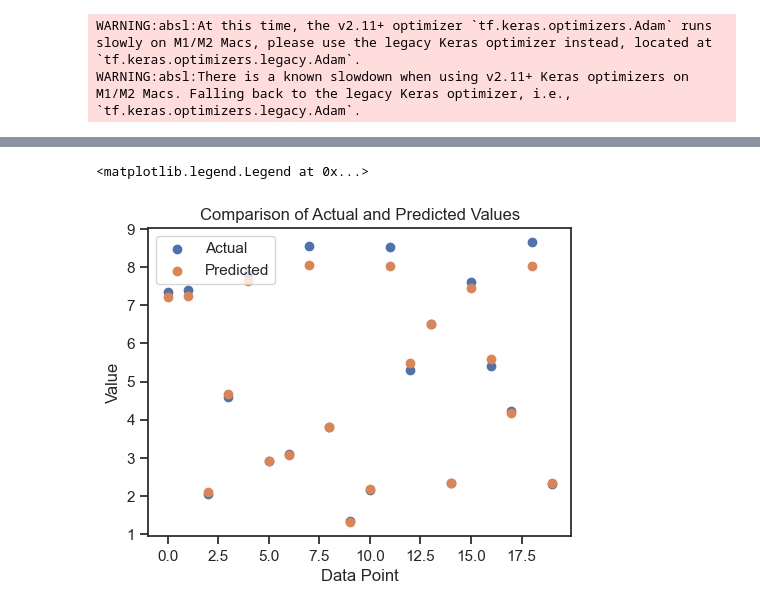
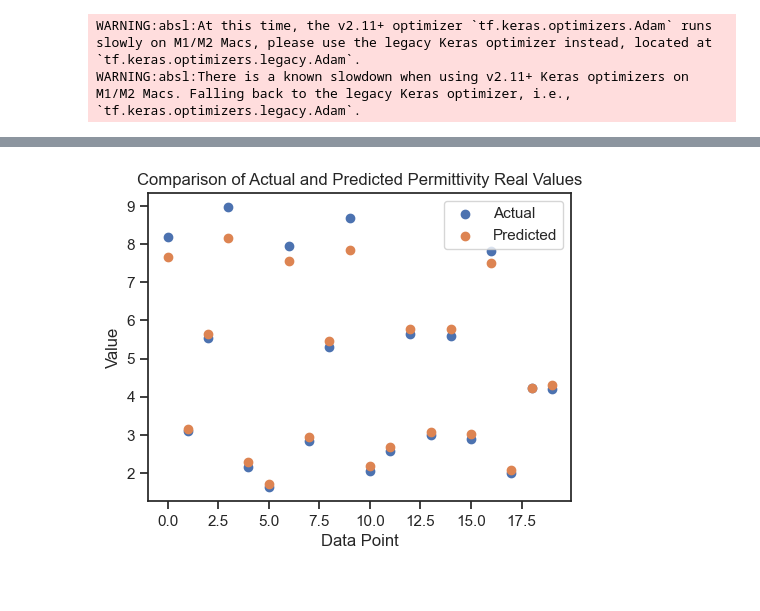
Before and after one commit to DanteMillerDS/NASA-Material-Classifier-OLD, a Jupyter notebook: material_classifier.ipynb, the cells around one changed output, grey strips where cells are left out. Drawn from its saved outputs; the diff is of its cells as text; code cells hidden in the pictures.

Commit message:
Regenerated Model Results
Ran the model and regenerated the results.

```diff
--- a/material_classifier.ipynb
+++ b/material_classifier.ipynb
@@ -139,9 +140,10 @@ model = keras.Sequential([
     keras.layers.Dense(128, activation='relu', input_shape=(X.shape[1],)),
     keras.layers.Dense(64, activation='relu'),
     keras.layers.Dense(32, activation='relu'),
-    keras.layers.Dense(y.shape[1], activation='relu')
+    keras.layers.Dense(16, activation='relu'),
+    keras.layers.Dense(y.shape[1], activation='linear')
 ])
-model.compile(optimizer=tf.optimizers.Adam(), loss=[tf.losses.MeanAbsoluteError(),tf.losses.MeanSquaredError()], loss_weights=[0.5,0.5], metrics=[tf.metrics.MeanAbsoluteError(),tf.metrics.MeanSquaredError()])
+model.compile(optimizer=tf.optimizers.Adam(learning_rate=0.001), loss=[tf.losses.MeanAbsoluteError(),tf.losses.MeanSquaredError()], loss_weights=[.5,.5], metrics=[tf.metrics.MeanAbsoluteError(),tf.metrics.MeanSquaredError()])
 # %% [output]
 WARNING:absl:At this time, the v2.11+ optimizer `tf.keras.optimizers.Adam` runs slowly on M1/M2 Macs, please use the legacy Keras optimizer instead, located at `tf.keras.optimizers.legacy.Adam`.
 WARNING:absl:There is a known slowdown when using v2.11+ Keras optimizers on M1/M2 Macs. Falling back to the legacy Keras optimizer, i.e., `tf.keras.optimizers.legacy.Adam`.
@@ -209,7 +213,7 @@ plt.figure(figsize=(12, 4))
 plt.subplot(1, 2, 1)
 plt.scatter(range(len(y_val)), y_val[:, 0], label='Actual')
 plt.scatter(range(len(y_pred)), y_pred[:, 0], label='Predicted')
-plt.title('Comparison of Actual and Predicted Values')
+plt.title('Comparison of Actual and Predicted Permittivity Real Values')
 plt.xlabel('Data Point')
 plt.ylabel('Value')
 plt.legend()
@@ -220,2 +223 @@ WARNING:tensorflow:6 out of the last 7 calls to <function Model.make_predict_fun
-<matplotlib.legend.Legend at 0x...>
-[figure, old version]
+[figure, new version]
```
Also changed, not shown: parts of 5 cells of this notebook.
